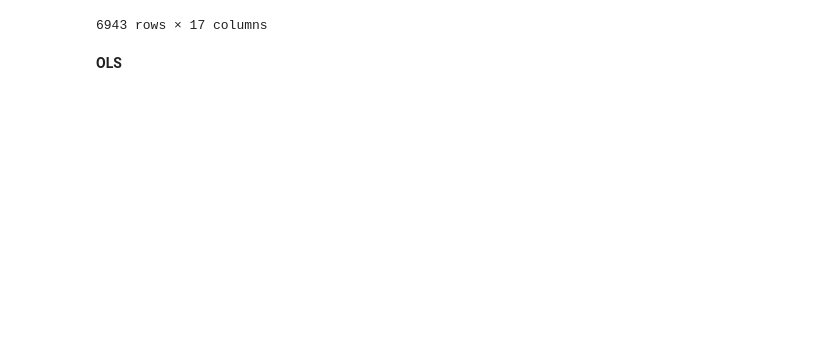
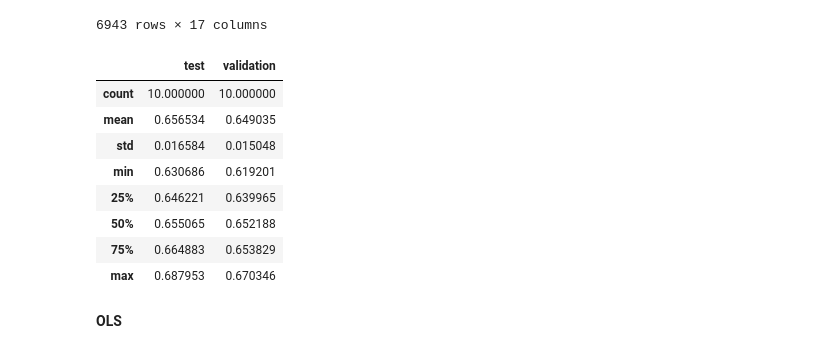
Before and after one commit to txg194/Qwe, a Jupyter notebook: Examproject/Final_dataset.ipynb, the cells around one changed output. Cells and saved outputs as stored; diff of their text form; code cells hidden in the pictures; blank space fills up the shorter version.

```diff
--- a/Examproject/Final_dataset.ipynb
+++ b/Examproject/Final_dataset.ipynb
@@ -343,15 +341,32 @@ X = df_data.drop(['Pris','rooms', 'hospital_distance', 'train_distance', 'addres
 X = np.array(X, dtype=np.float64)
 X, y;
 # %%
-# splitting into development (2/3) and test data (1/3)
-X_dev, X_test, y_dev, y_test = train_test_split(X, y, test_size=1/3, random_state=34)
+def rmse(y_pred, y_true):
+    return np.sqrt(mse(y_pred, y_true))
 
-# splitting development into train (1/3) and validation (1/3)
-X_train, X_val, y_train, y_val = train_test_split(X_dev, y_dev, test_size=1/2, random_state=52)
+output = []
 
-lambda_ = np.logspace(-1, 1, 22)
-l1_ratio_ = np.logspace(0, 3, 22)
-tol = 0.001
+for random_state in range(10):
+    X_dev, X_test, y_dev, y_test = train_test_split(X, y, test_size=1/3, random_state=random_state)
+    X_train, X_val, y_train, y_val = train_test_split(X_dev, y_dev, test_size=1/2, random_state=random_state)
+
+    reg = LinearRegression().fit(X_train, y_train)
+    reg.predict(X_test)
+
+    output.append([rmse(reg.predict(X_val), y_val),
+                   rmse(reg.predict(X_test), y_test)])
+
+pd.DataFrame(output, columns=['test', 'validation']).describe()
+# %% [output]
+|  | test | validation |
+| count | 10.000000 | 10.000000 |
+| mean | 0.656534 | 0.649035 |
+| std | 0.016584 | 0.015048 |
+| min | 0.630686 | 0.619201 |
+| 25% | 0.646221 | 0.639965 |
+| 50% | 0.655065 | 0.652188 |
+| 75% | 0.664883 | 0.653829 |
+| max | 0.687953 | 0.670346 |
 # %%
 lambda_ = np.logspace(-1, 1, 22)
 l1_ratio_ = np.logspace(0, 3, 22)
```
Also changed, not shown: parts of 12 cells of this notebook.
